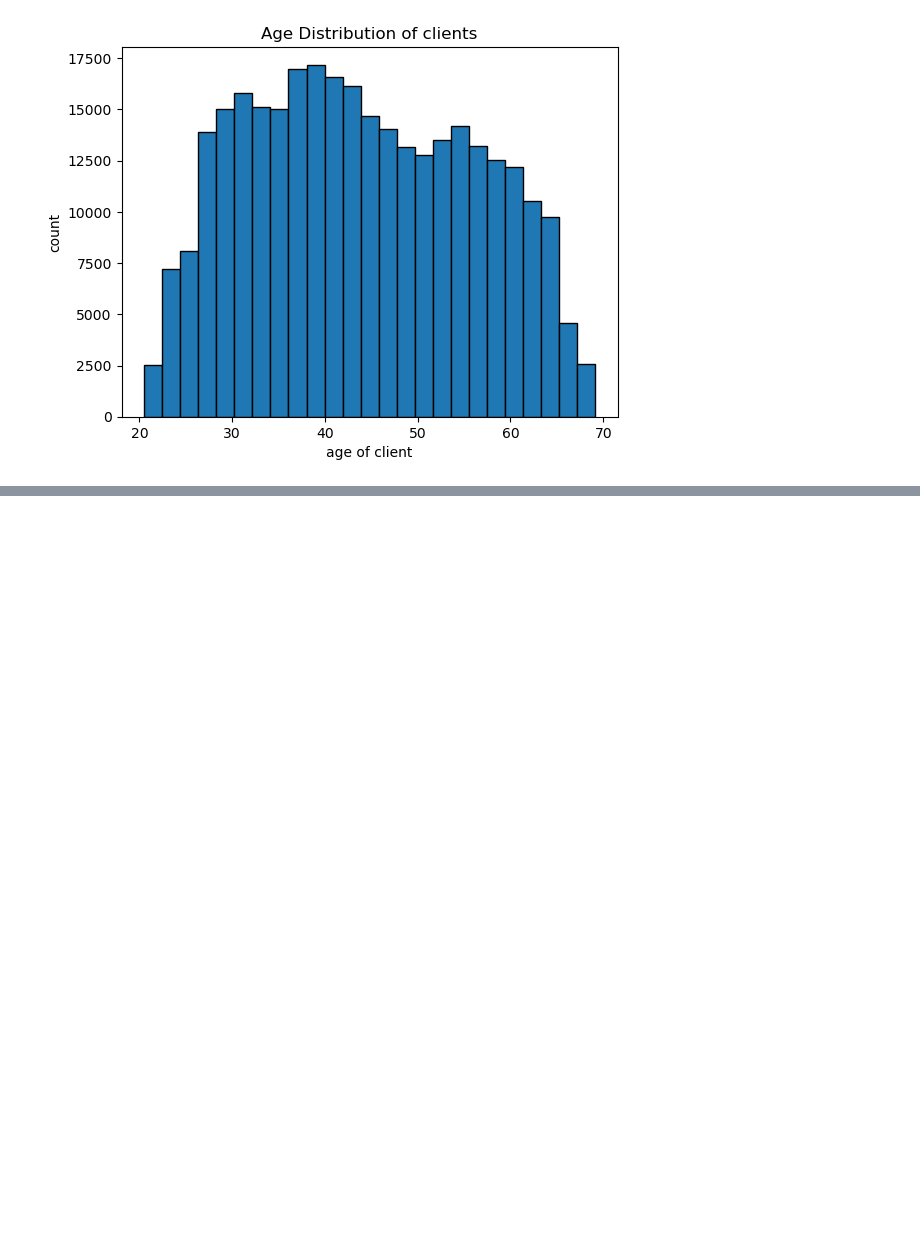
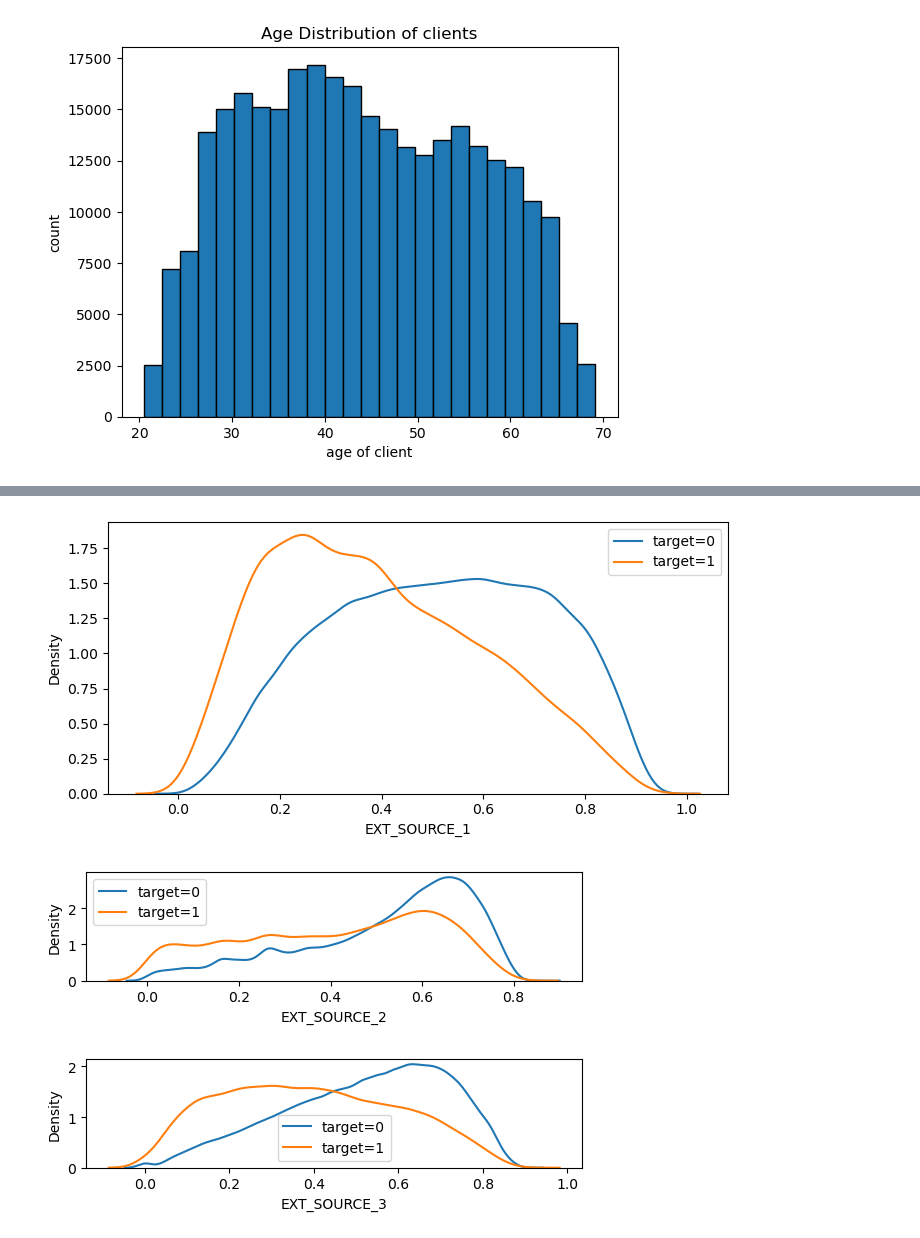
Before and after one commit to yuvraj619/Home_Credit_Default_Risk, a Jupyter notebook: home_credit_default_risk.ipynb, the cells around one changed output, grey strips where cells are left out. Drawn from its saved outputs; the diff is of its cells as text; code cells hidden in the pictures; blank space fills up the shorter version.

```diff
--- a/home_credit_default_risk.ipynb
+++ b/home_credit_default_risk.ipynb
@@ -360,0 +433,12 @@ plt.show()
+# %%
+plt.figure(figsize=(8,12))
+for i,source in enumerate (['EXT_SOURCE_1', 'EXT_SOURCE_2', 'EXT_SOURCE_3']):
+    plt.subplot(3,1,i+1)
+    sns.kdeplot(df.loc[df['TARGET']==0,source],label='target=0')
+    sns.kdeplot(df.loc[df['TARGET']==1,source],label='target=1')
+    plt.legend()
+    plt.show()
+# %% [output]
+[figure, added]
+[figure, added]
+[figure, added]
```
Also changed, not shown: parts of 8 cells of this notebook.
